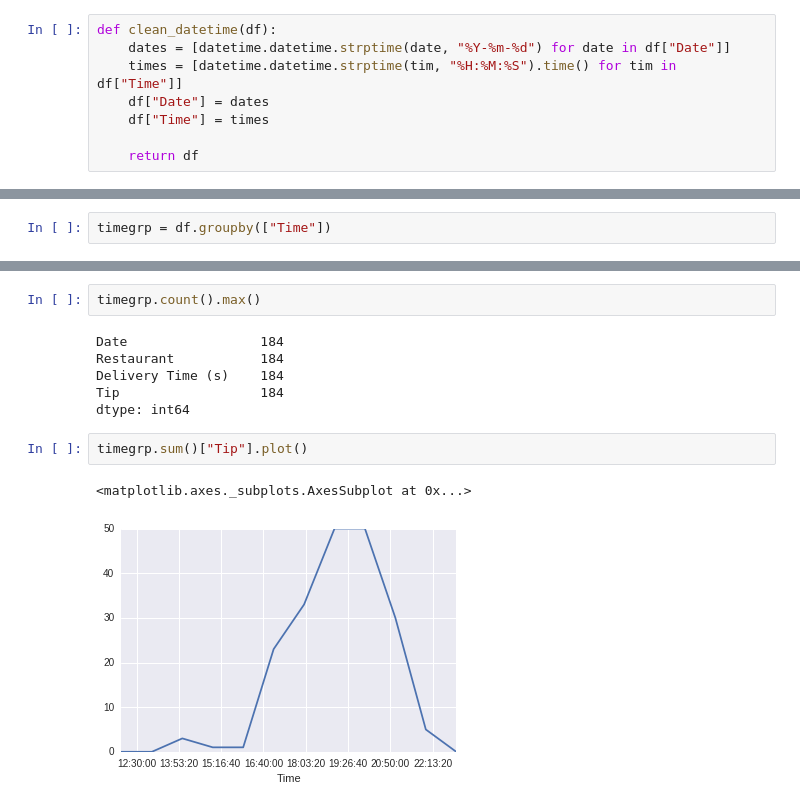
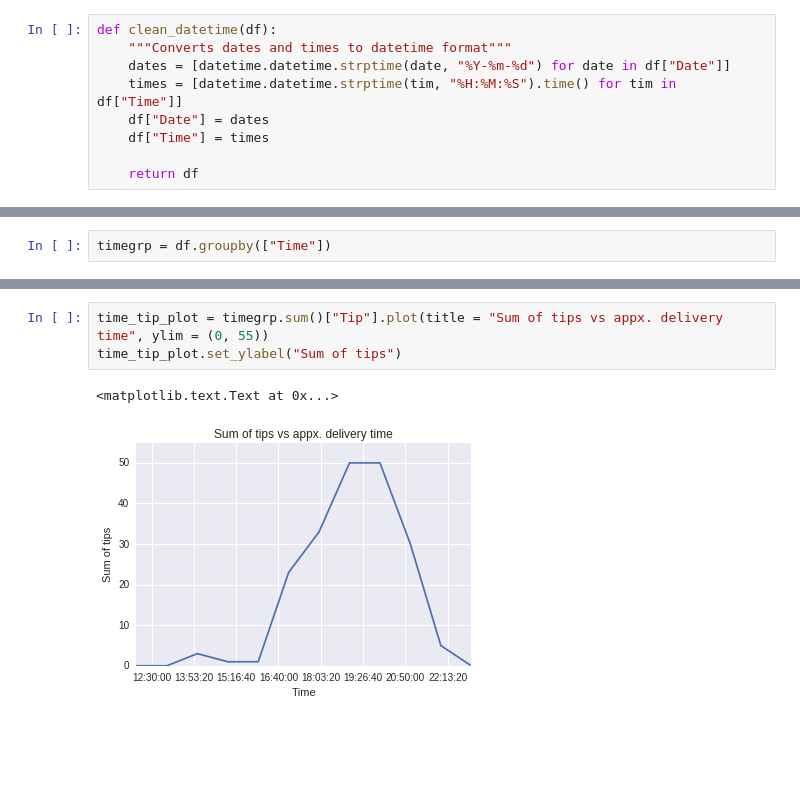
Before and after one commit to al3phnull/mail-analysis, a Jupyter notebook: deliveroo_analysis.ipynb, the cells around one changed output, grey strips where cells are left out. Saved outputs shown, nothing was run; the diff lists cells and outputs as text; blank space fills up the shorter version.

Commit message:
adding more useful plots with labels, generalising functions to make human-readable time and not seconds

```diff
--- a/deliveroo_analysis.ipynb
+++ b/deliveroo_analysis.ipynb
@@ -51,6 +54,7 @@ def parse_mails(mails):
     return [date, rtime, restaurant, dtime, tip]
 # %%
 def clean_datetime(df):
+    """Converts dates and times to datetime format"""
     dates = [datetime.datetime.strptime(date, "%Y-%m-%d") for date in df["Date"]]
     times = [datetime.datetime.strptime(tim, "%H:%M:%S").time() for tim in df["Time"]]
     df["Date"] = dates
@@ -153,13 +93,6 @@ timegrp.count()["Restaurant"].plot()
-# %%
-timegrp.count().max()
-# %% [output]
-Date                 184
-Restaurant           184
-Delivery Time (s)    184
-Tip                  184
-dtype: int64
-# %%
-timegrp.sum()["Tip"].plot()
-# %% [output]
-<matplotlib.axes._subplots.AxesSubplot at 0x...>
-[figure, removed]
+# %%
+time_tip_plot = timegrp.sum()["Tip"].plot(title = "Sum of tips vs appx. delivery time", ylim = (0, 55))
+time_tip_plot.set_ylabel("Sum of tips")
+# %% [output]
+<matplotlib.text.Text at 0x...>
+[figure, added]
```
Also changed, not shown: parts of 29 cells of this notebook.
